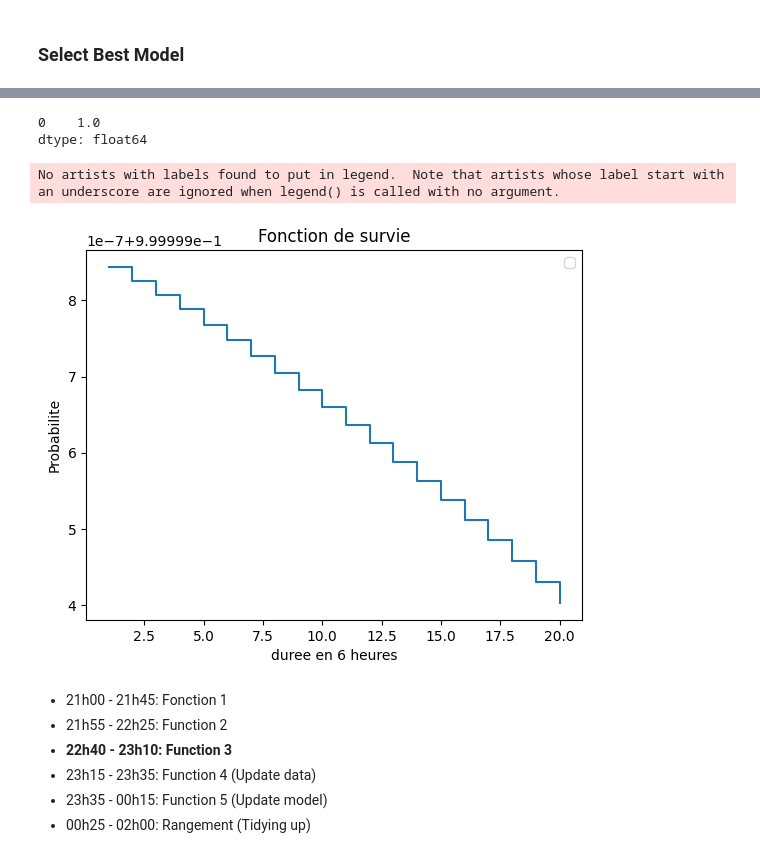
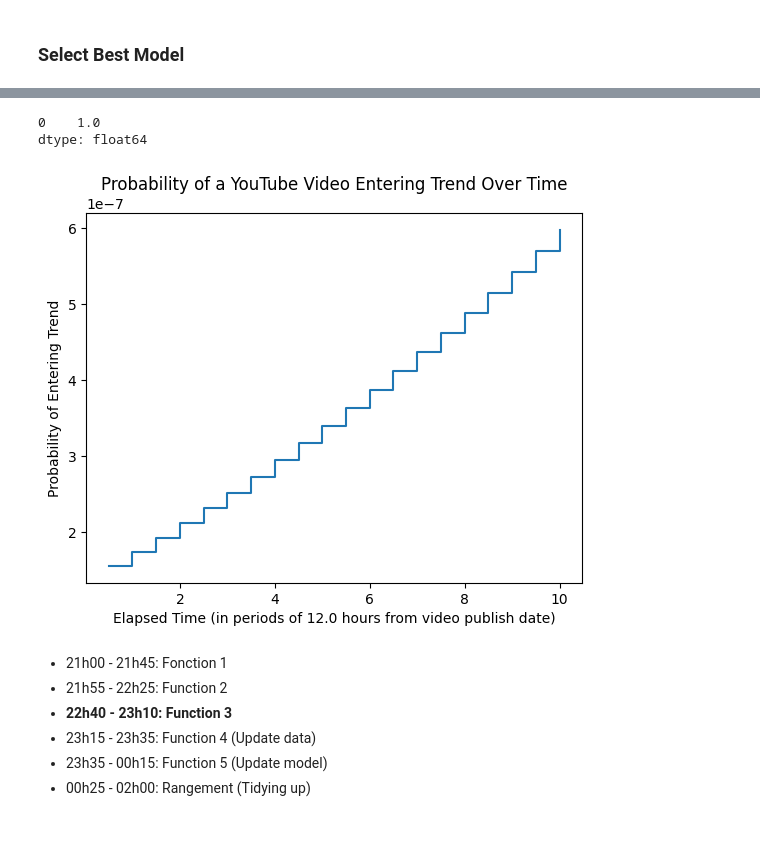
Before and after one commit to Yedson54/YouTrend, a Jupyter notebook: demos/duration_model_yed.ipynb, the cells around one changed output, grey strips where cells are left out. Cells and saved outputs as stored; diff of their text form; code cells hidden in the pictures; blank space fills up the shorter version.

Commit message:
feat: working on duration model prediction

```diff
--- a/demos/duration_model_yed.ipynb
+++ b/demos/duration_model_yed.ipynb
@@ -370,6 +370,7 @@ def preprocessing(
 
     # Convert timeToTrend in days
     df["timeToTrendDays"] = (df["timeToTrendSeconds"] / 86400).astype(int)
+    df["videoLengthDays"] = (df["videoLengthSeconds"] / 86400).astype(float)
 
     # Extract day of the week from videoExactPublishDate
     df["dayOfWeek"] = df["videoExactPublishDate"].dt.day_name()
@@ -716,66 +717,65 @@ print(survival_probability(
 
 
 def plot_survival_probability(
-        single_df,
         start_date: Optional[str] = None,
         duration_days: int = 10,
         gap: float = 0.5,
         video_link: str = None,
         api_key: str = API_KEY,
         region_code: str = "US",
-        video_cat_enc: OneHotEncoder = None
+        video_cat_enc: OneHotEncoder = cat_encoder
 ):
+    single_df = get_video_details(
+        video_link=video_link,
+        api_key=api_key,
+        region_code=region_code,
+        video_cat_enc=video_cat_enc
+    )
+
     # Prepare the DataFrame
-    video_test = single_df.copy()
-    video_test['duration_in_day'] = duration_days
-    duration = [gap * (i + 1) for i in range(int(duration_days / gap))]
-    video_test_duplicate = pd.concat([video_test for _ in range(len(duration))])
-    video_test_duplicate.set_index(pd.Index(range(len(duration))), inplace=True)
+    duration = np.arange(gap, duration_days + gap, gap)
+    video_test_duplicate = pd.DataFrame(np.repeat(single_df.values, len(duration), axis=0), columns=single_df.columns)
     video_test_duplicate['duration_in_day'] = duration
 
     # Calculate survival probabilities
-    p_survivals = np.zeros(len(duration))
-    date_0 = single_df.loc[0, "videoExactPublishDate"]
+    date_0 = pd.to_datetime(single_df.loc[0, "videoExactPublishDate"])
     if start_date:
         start_date = pd.to_datetime(start_date)
-        if start_date > date_0:
-            date_0 = start_date
-    for i in range(len(duration)):
-        current_date = date_0 + pd.Timedelta(days=duration[i])
-        p_survivals[i] = survival_probability(
-            date = current_date,
+        date_0 = max(start_date, date_0)
+
+    p_survivals = np.array([survival_probability(
+            date = date_0 + pd.Timedelta(days=dur),
             video_link = video_link,
             api_key = api_key,
             region_code = region_code,
             video_cat_enc = video_cat_enc
-        )
+        ) for dur in duration])
 
     # Plot the survival probabilities
-    x = list(range(1, len(duration) + 1))
-    y = list(p_survivals)
-    plt.step(x, y, where='post', label='')
-    plt.title('Fonction de survie')
-    plt.xlabel('duree en 6 heures')
-    plt.ylabel('Probabilite')
-    plt.legend()
+    period = gap * 24
+    plt.step(duration, 1 - p_survivals, where='post')
+    plt.title("Probability of a YouTube Video Entering Trend Over Time")
+    plt.xlabel(
+        f"Elapsed Time (in periods of {period} hours from video publish date)"
+    )
+    plt.ylabel("Probability of Entering Trend")
     plt.show()
+
 
 # Usage:
 plot_survival_probability(
-        single_df,
         start_date = '2023-12-31 01:50:00',
         duration_days=10,
         gap=0.5,
         video_link = video_link,
         api_key = API_KEY,
         region_code = "US",
         video_cat_enc = cat_encoder
 )
 # %% [output]
 0    1.0
 dtype: float64
-No artists with labels found to put in legend.  Note that artists whose label start with an underscore are ignored when legend() is called with no argument.
-[figure, old version]
+[figure, new version]
 # %% [markdown]
 * 21h00 - 21h45: Fonction 1
 * 21h55 - 22h25: Function 2
```
Also changed, not shown: parts of 5 cells of this notebook, 3 other files.
